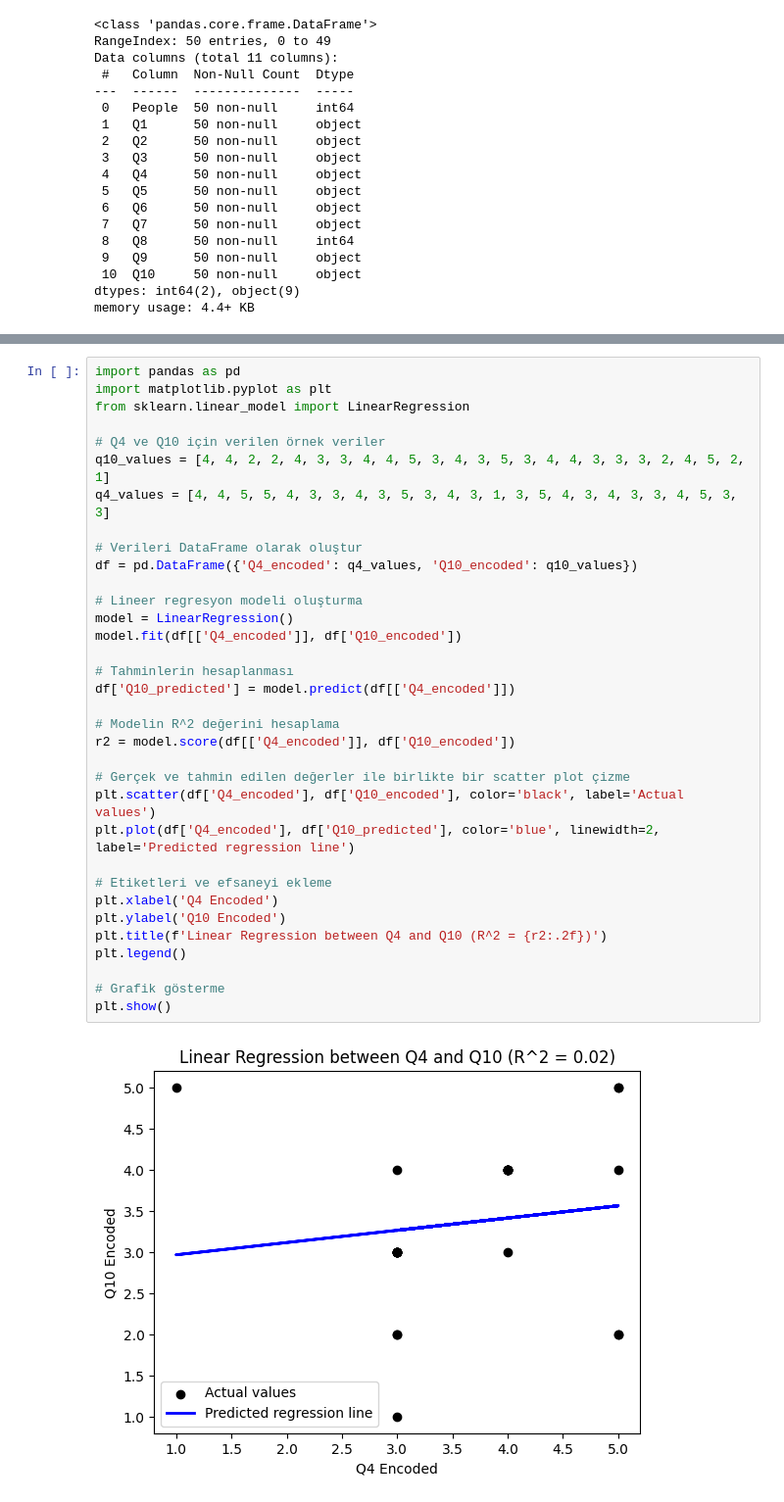
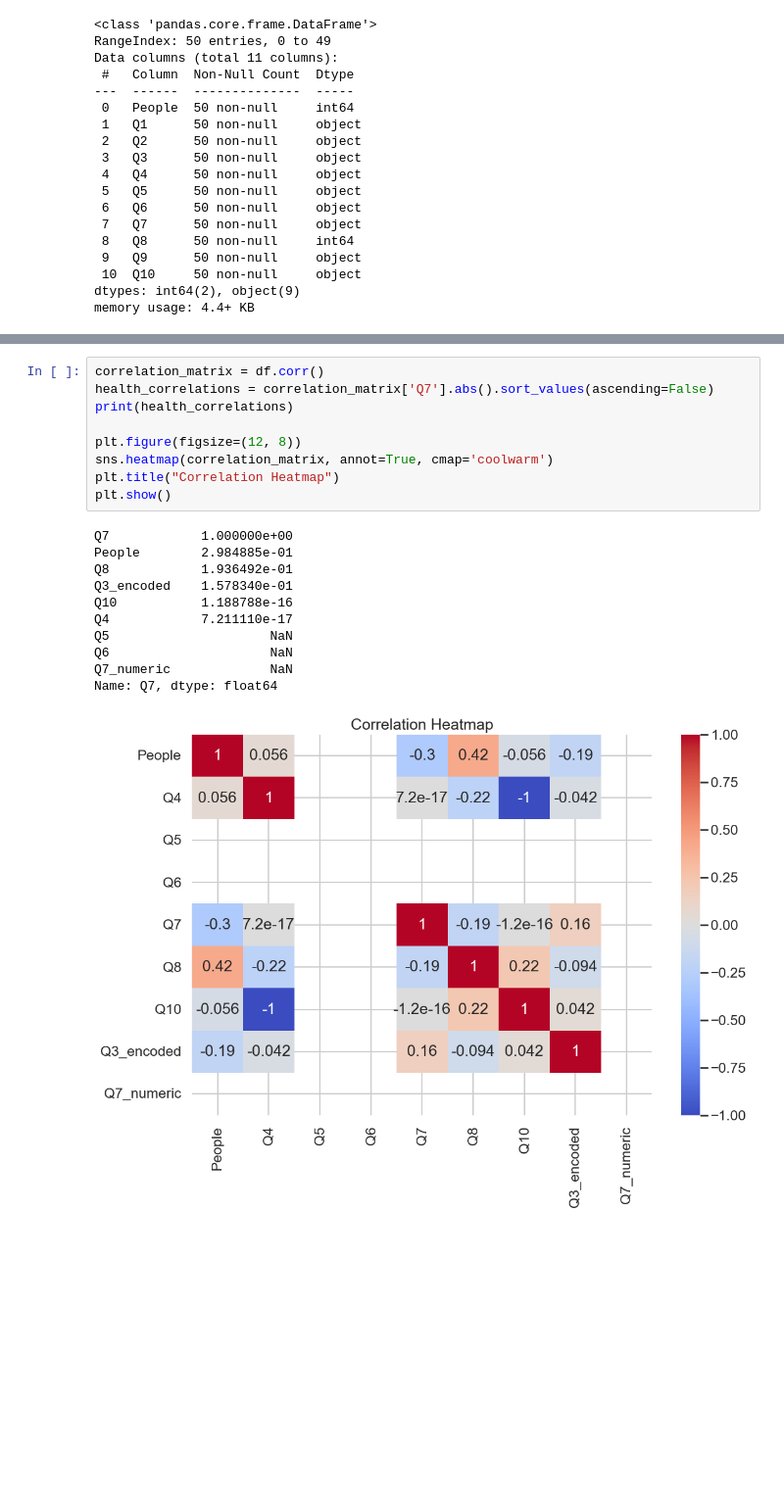
Before and after one commit to serrabayraktar/cs210, a Jupyter notebook: cs210project.ipynb, the cells around one changed output, grey strips where cells are left out. Shown at 98% size. Cells and saved outputs as stored; diff of their text form; blank space fills up the shorter version.

```diff
--- a/cs210project.ipynb
+++ b/cs210project.ipynb
@@ -256,36 +289,21 @@ plt.show()
-# %%
-import pandas as pd
-import matplotlib.pyplot as plt
-from sklearn.linear_model import LinearRegression
-
-# Q4 ve Q10 için verilen örnek veriler
-q10_values = [4, 4, 2, 2, 4, 3, 3, 4, 4, 5, 3, 4, 3, 5, 3, 4, 4, 3, 3, 3, 2, 4, 5, 2, 1]
-q4_values = [4, 4, 5, 5, 4, 3, 3, 4, 3, 5, 3, 4, 3, 1, 3, 5, 4, 3, 4, 3, 3, 4, 5, 3, 3]
-
-# Verileri DataFrame olarak oluştur
-df = pd.DataFrame({'Q4_encoded': q4_values, 'Q10_encoded': q10_values})
-
-# Lineer regresyon modeli oluşturma
-model = LinearRegression()
-model.fit(df[['Q4_encoded']], df['Q10_encoded'])
-
-# Tahminlerin hesaplanması
-df['Q10_predicted'] = model.predict(df[['Q4_encoded']])
-
-# Modelin R^2 değerini hesaplama
-r2 = model.score(df[['Q4_encoded']], df['Q10_encoded'])
-
-# Gerçek ve tahmin edilen değerler ile birlikte bir scatter plot çizme
-plt.scatter(df['Q4_encoded'], df['Q10_encoded'], color='black', label='Actual values')
-plt.plot(df['Q4_encoded'], df['Q10_predicted'], color='blue', linewidth=2, label='Predicted regression line')
-
-# Etiketleri ve efsaneyi ekleme
-plt.xlabel('Q4 Encoded')
-plt.ylabel('Q10 Encoded')
-plt.title(f'Linear Regression between Q4 and Q10 (R^2 = {r2:.2f})')
-plt.legend()
-
-# Grafik gösterme
-plt.show()
-# %% [output]
-[figure, removed]
+# %%
+correlation_matrix = df.corr()
+health_correlations = correlation_matrix['Q7'].abs().sort_values(ascending=False)
+print(health_correlations)
+
+plt.figure(figsize=(12, 8))
+sns.heatmap(correlation_matrix, annot=True, cmap='coolwarm')
+plt.title("Correlation Heatmap")
+plt.show()
+# %% [output]
+Q7            1.000000e+00
+People        2.984885e-01
+Q8            1.936492e-01
+Q3_encoded    1.578340e-01
+Q10           1.188788e-16
+Q4            7.211110e-17
+Q5                     NaN
+Q6                     NaN
+Q7_numeric             NaN
+Name: Q7, dtype: float64
+[figure, added]
```
Also changed, not shown: parts of 16 cells of this notebook.
